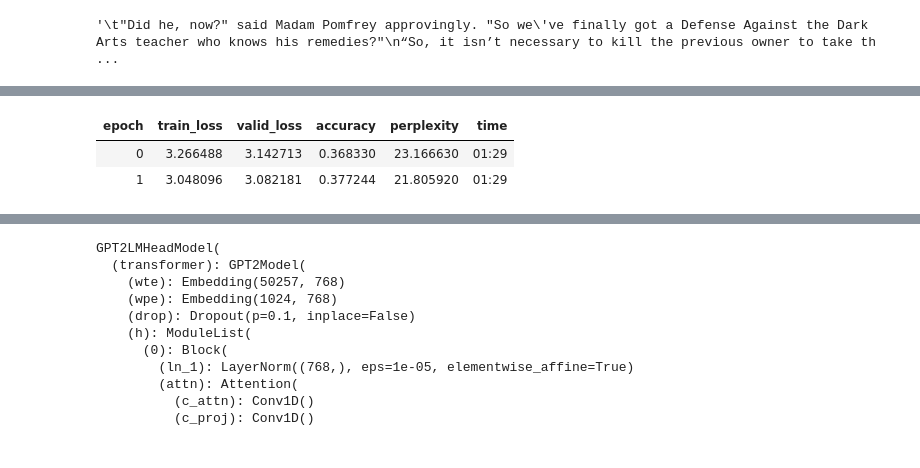
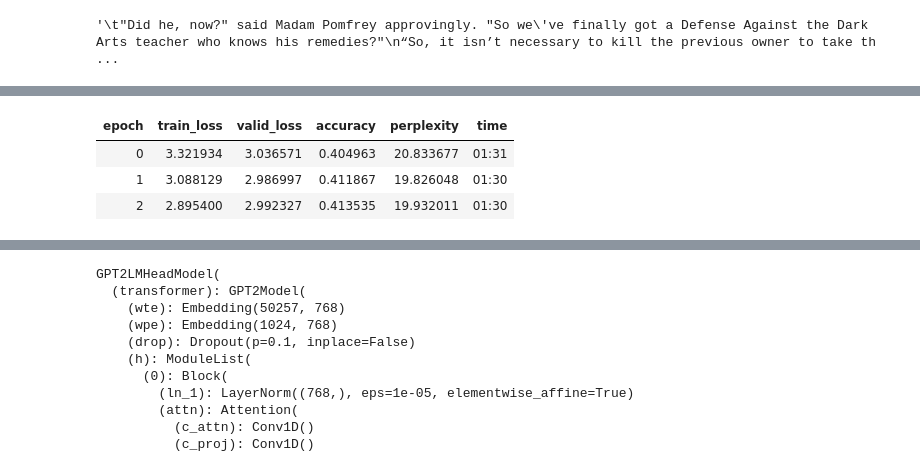
Before and after one commit to into-the-blue/chartreuse-dl-playground, a Jupyter notebook: gpt2-experiment.ipynb, the cells around one changed output, grey strips where cells are left out. Cells and saved outputs as stored; diff of their text form; code cells hidden in the pictures.

```diff
--- a/gpt2-experiment.ipynb
+++ b/gpt2-experiment.ipynb
@@ -192,4 +195,10 @@ def split_data(data,pct=0.9):
 data,splits = split_data(books,0.9)
+# %%
+# choose valid data from last book
+data = sum(books,[])
+pct = 0.9
+sep_point = int(len(data)*0.9)
+splits=(range(0,sep_point), range(sep_point, len(data)))
 # %%
 len(data), splits
 # %% [output]
@@ -220,9 +229,10 @@ SuggestedLRs(lr_min=0.012022644281387329, lr_steep=0.10000000149011612)
 # %%
-learn.fit_one_cycle(2,3e-4)
+learn.fit_one_cycle(3,3e-4)
 # %% [output]
 | epoch | train_loss | valid_loss | accuracy | perplexity | time |
-| 0 | 3.266488 | 3.142713 | 0.368330 | 23.166630 | 01:29 |
-| 1 | 3.048096 | 3.082181 | 0.377244 | 21.805920 | 01:29 |
+| 0 | 3.321934 | 3.036571 | 0.404963 | 20.833677 | 01:31 |
+| 1 | 3.088129 | 2.986997 | 0.411867 | 19.826048 | 01:30 |
+| 2 | 2.895400 | 2.992327 | 0.413535 | 19.932011 | 01:30 |
 # %%
 learn.lr_find()
 # %% [output]
```
Also changed, not shown: parts of 16 cells of this notebook.
